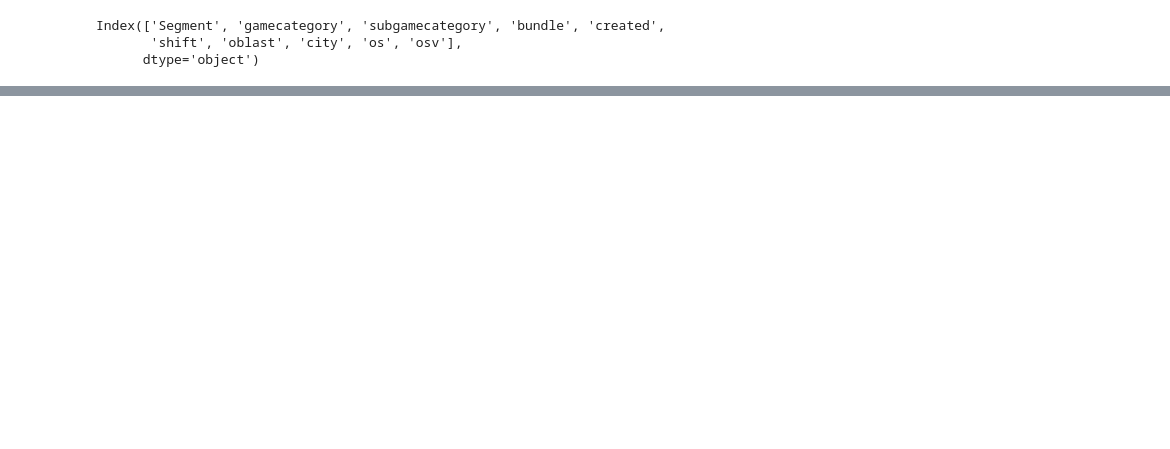
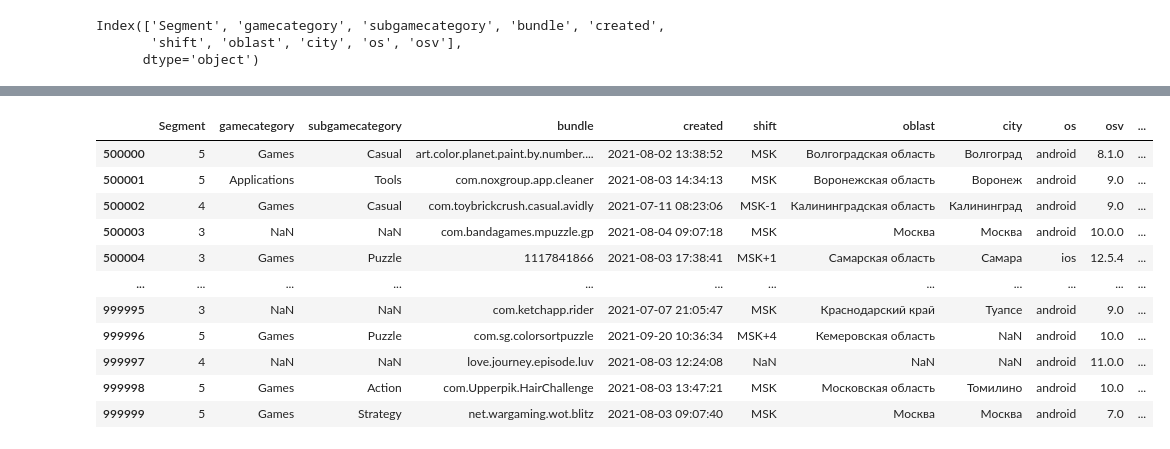
Before and after one commit to kmsenator/ad, a Jupyter notebook: NDS_hack.ipynb, the cells around one changed output, grey strips where cells are left out. Saved outputs shown, nothing was run; the diff lists cells and outputs as text; code cells hidden in the pictures; blank space fills up the shorter version.

```diff
--- a/NDS_hack.ipynb
+++ b/NDS_hack.ipynb
@@ -233,19 +283,30 @@ df_train_2
 # %%
-df_train
-df_train_2 = df_train_2.loc[~(df_train_2['created']).replace(np.nan,'-')
 
-# display(df_train_2.isna().sum(),
-#         df_train_2.info(),
-#        df_train_2.tail())
+#
+#ALERT
+df_train_2['created'] = df_train_2['created'].fillna(method='ffill')
+#ALERT
+#
 
 df_train_2['created'] = pd.to_datetime(df_train_2['created'], format = '%Y-%m-%d %H:%M:%S')
 df_train_2['year'] = df_train_2['created'].dt.year
 df_train_2['month'] = df_train_2['created'].dt.month
 df_train_2['day'] = df_train_2['created'].dt.day
 df_train_2['hour'] = df_train_2['created'].dt.hour
 df_train_2['minute'] = df_train_2['created'].dt.minute
 
-df['holiday'] =
 
 df_train_2
 # %% [output]
+|  | Segment | gamecategory | subgamecategory | bundle | created | shift | oblast | city | os | osv | ... |
+| 500000 | 5 | Games | Casual | art.color.planet.paint.by.number.... | 2021-08-02 13:38:52 | MSK | Волгоградская область | Волгоград | android | 8.1.0 | ... |
+| 500001 | 5 | Applications | Tools | com.noxgroup.app.cleaner | 2021-08-03 14:34:13 | MSK | Воронежская область | Воронеж | android | 9.0 | ... |
+| 500002 | 4 | Games | Casual | com.toybrickcrush.casual.avidly | 2021-07-11 08:23:06 | MSK-1 | Калининградская область | Калининград | android | 9.0 | ... |
+| 500003 | 3 | NaN | NaN | com.bandagames.mpuzzle.gp | 2021-08-04 09:07:18 | MSK | Москва | Москва | android | 10.0.0 | ... |
+| 500004 | 3 | Games | Puzzle | 1117841866 | 2021-08-03 17:38:41 | MSK+1 | Самарская область | Самара | ios | 12.5.4 | ... |
+| ... | ... | ... | ... | ... | ... | ... | ... | ... | ... | ... | ... |
+| 999995 | 3 | NaN | NaN | com.ketchapp.rider | 2021-07-07 21:05:47 | MSK | Краснодарский край | Туапсе | android | 9.0 | ... |
+| 999996 | 5 | Games | Puzzle | com.sg.colorsortpuzzle | 2021-09-20 10:36:34 | MSK+4 | Кемеровская область | NaN | android | 10.0 | ... |
+| 999997 | 4 | NaN | NaN | love.journey.episode.luv | 2021-08-03 12:24:08 | NaN | NaN | NaN | android | 11.0.0 | ... |
+| 999998 | 5 | Games | Action | com.Upperpik.HairChallenge | 2021-08-03 13:47:21 | MSK | Московская область | Томилино | android | 10.0 | ... |
+| 999999 | 5 | Games | Strategy | net.wargaming.wot.blitz | 2021-08-03 09:07:40 | MSK | Москва | Москва | android | 7.0 | ... |
```
Also changed, not shown: parts of 12 cells of this notebook.
